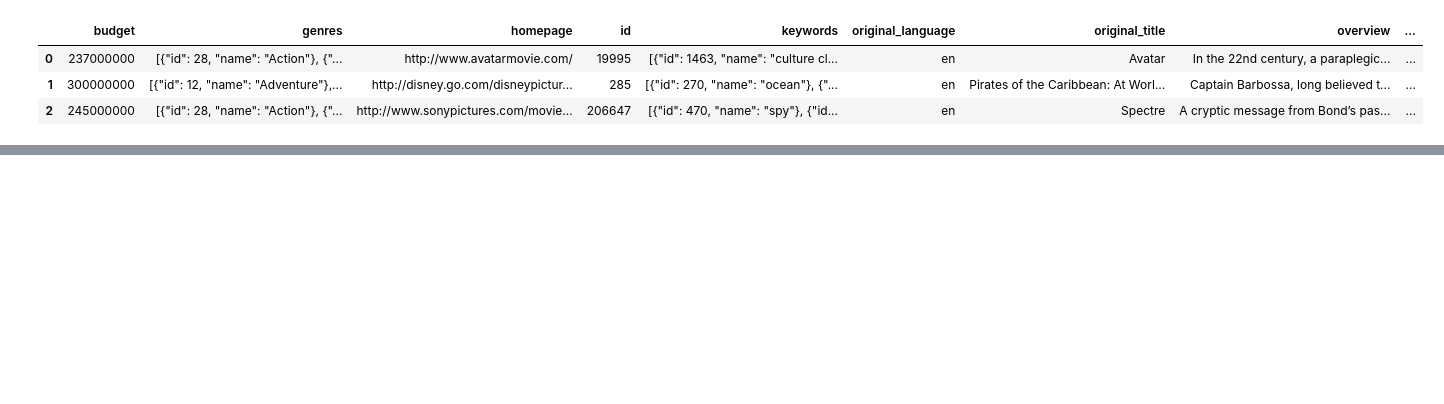
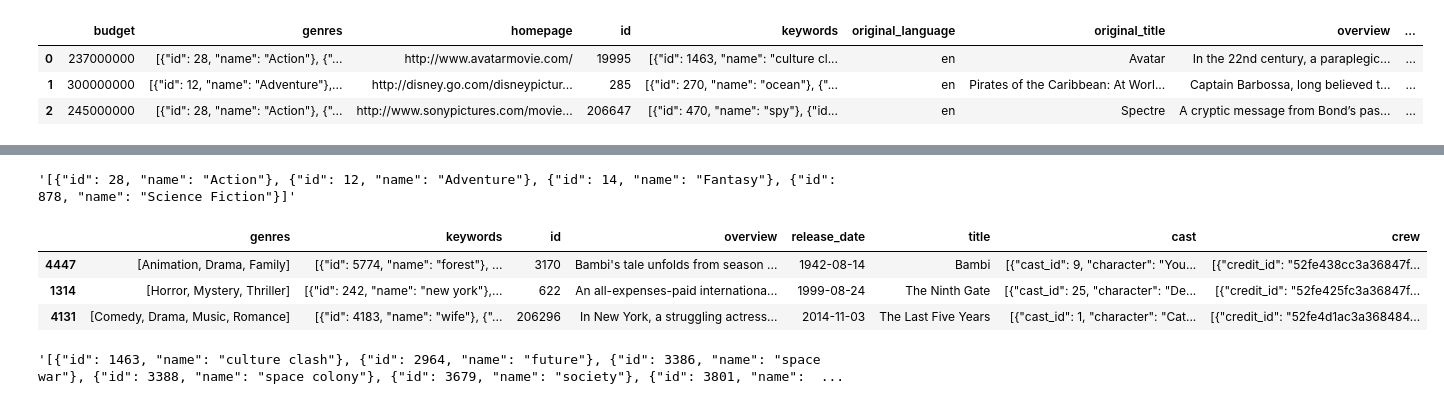
Before and after one commit to yadavanju23/movie_recommendation, a Jupyter notebook: movie.ipynb, the cells around one changed output, grey strips where cells are left out. Cells and saved outputs as stored; diff of their text form; code cells hidden in the pictures; blank space fills up the shorter version.

Commit message:
data explore

```diff
--- a/movie.ipynb
+++ b/movie.ipynb
@@ -15,0 +55,2 @@ movies.head(3)
+# %%
+data=data[['genres','keywords','id','overview','release_date','title','cast','crew']]
@@ -15,0 +121,2 @@ movies.head(3)
+# %%
+data.dropna(inplace=True)
@@ -15,0 +141,4 @@ movies.head(3)
+# %%
+data['genres'][0]
+# %% [output]
+'[{"id": 28, "name": "Action"}, {"id": 12, "name": "Adventure"}, {"id": 14, "name": "Fantasy"}, {"id": 878, "name": "Science Fiction"}]'
@@ -15,0 +147,19 @@ movies.head(3)
+# %%
+def genre_extract(col):
+    L=[]
+    for i in ast.literal_eval(col):
+        L.append(i['name'])
+    return L
+# %%
+data['genres']=data['genres'].apply(genre_extract)
+# %%
+data.sample(3)
+# %% [output]
+|  | genres | keywords | id | overview | release_date | title | cast | crew |
+| 4447 | [Animation, Drama, Family] | [{"id": 5774, "name": "forest"}, ... | 3170 | Bambi's tale unfolds from season ... | 1942-08-14 | Bambi | [{"cast_id": 9, "character": "You... | [{"credit_id": "52fe438cc3a36847f... |
+| 1314 | [Horror, Mystery, Thriller] | [{"id": 242, "name": "new york"},... | 622 | An all-expenses-paid internationa... | 1999-08-24 | The Ninth Gate | [{"cast_id": 25, "character": "De... | [{"credit_id": "52fe425fc3a36847f... |
+| 4131 | [Comedy, Drama, Music, Romance] | [{"id": 4183, "name": "wife"}, {"... | 206296 | In New York, a struggling actress... | 2014-11-03 | The Last Five Years | [{"cast_id": 1, "character": "Cat... | [{"credit_id": "52fe4d1ac3a368484... |
+# %%
+data['keywords'][0]
+# %% [output]
+'[{"id": 1463, "name": "culture clash"}, {"id": 2964, "name": "future"}, {"id": 3386, "name": "space war"}, {"id": 3388, "name": "space colony"}, {"id": 3679, "name": "society"}, {"id": 3801, "name":  ...
```
Also changed, not shown: parts of 19 cells of this notebook.
